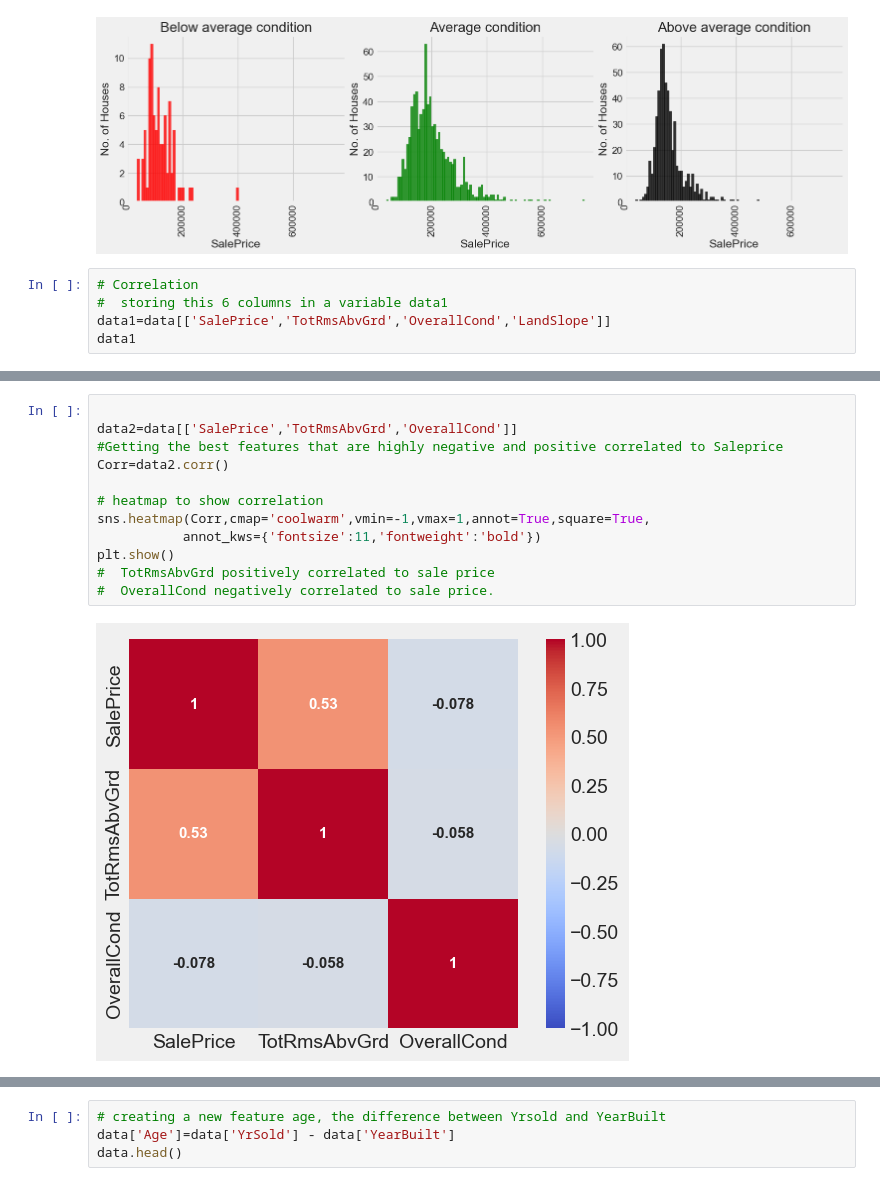
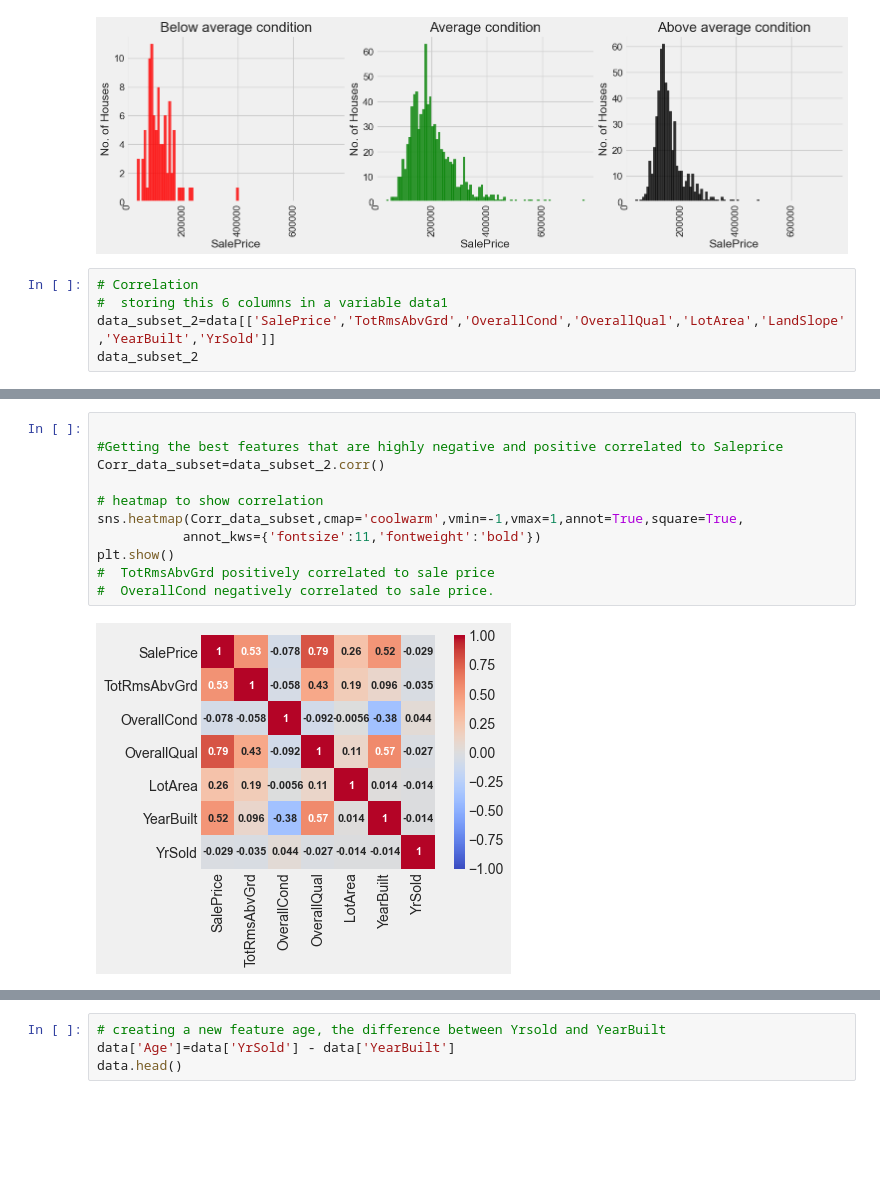
Before and after one commit to JMurage/Ames-analysis, a Jupyter notebook: Ames_data_analysis.ipynb, the cells around one changed output, grey strips where cells are left out. Saved outputs shown, nothing was run; the diff lists cells and outputs as text; blank space fills up the shorter version.

```diff
--- a/Ames_data_analysis.ipynb
+++ b/Ames_data_analysis.ipynb
@@ -248,6 +249,6 @@ plt.show()
 # %%
 # Correlation
 #  storing this 6 columns in a variable data1
-data1=data[['SalePrice','TotRmsAbvGrd','OverallCond','LandSlope']]
-data1
+data_subset_2=data[['SalePrice','TotRmsAbvGrd','OverallCond','OverallQual','LotArea','LandSlope','YearBuilt','YrSold']]
+data_subset_2
 # %% [output]
@@ -279,15 +280,14 @@ plt.show()
 # %%
 
-data2=data[['SalePrice','TotRmsAbvGrd','OverallCond']]
 #Getting the best features that are highly negative and positive correlated to Saleprice
-Corr=data2.corr()
+Corr_data_subset=data_subset_2.corr()
 
 # heatmap to show correlation
-sns.heatmap(Corr,cmap='coolwarm',vmin=-1,vmax=1,annot=True,square=True,
+sns.heatmap(Corr_data_subset,cmap='coolwarm',vmin=-1,vmax=1,annot=True,square=True,
            annot_kws={'fontsize':11,'fontweight':'bold'})
 plt.show()
 #  TotRmsAbvGrd positively correlated to sale price
 #  OverallCond negatively correlated to sale price.
 # %% [output]
-[figure, old version]
+[figure, new version]
 # %%
```
Also changed, not shown: parts of 8 cells of this notebook.
